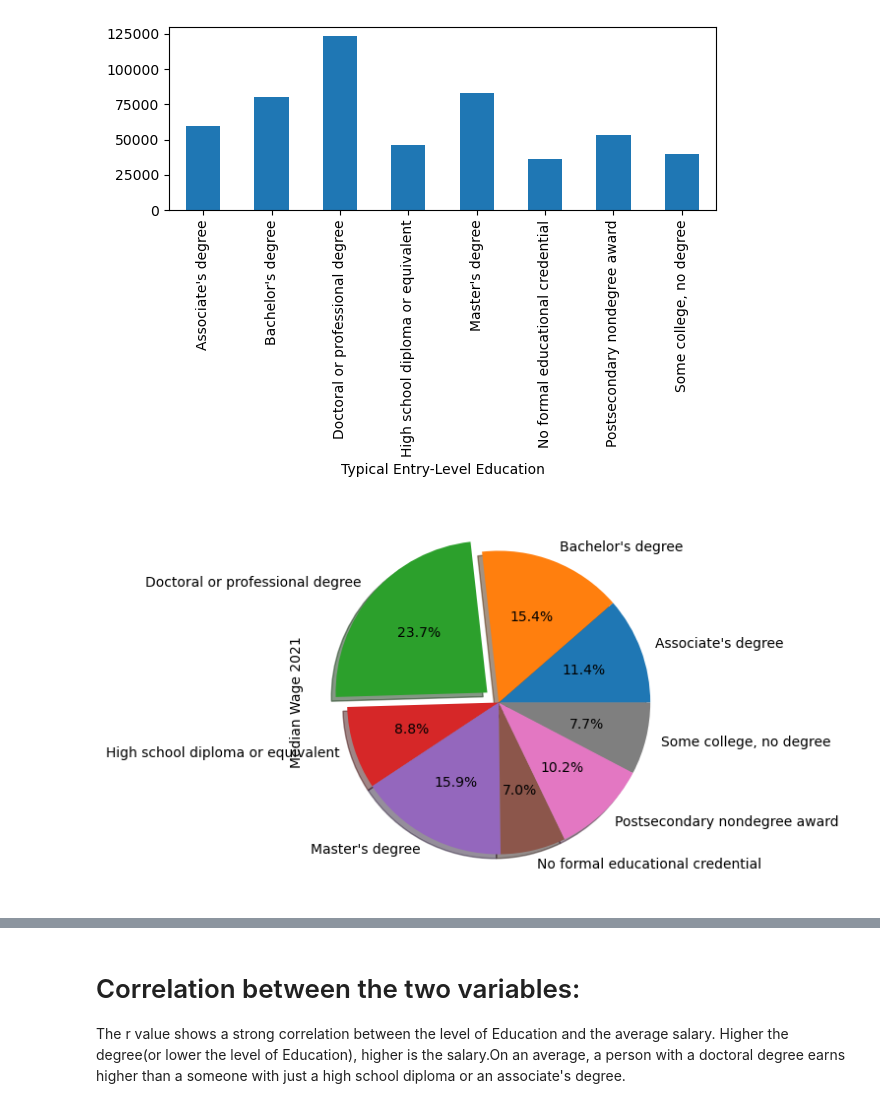
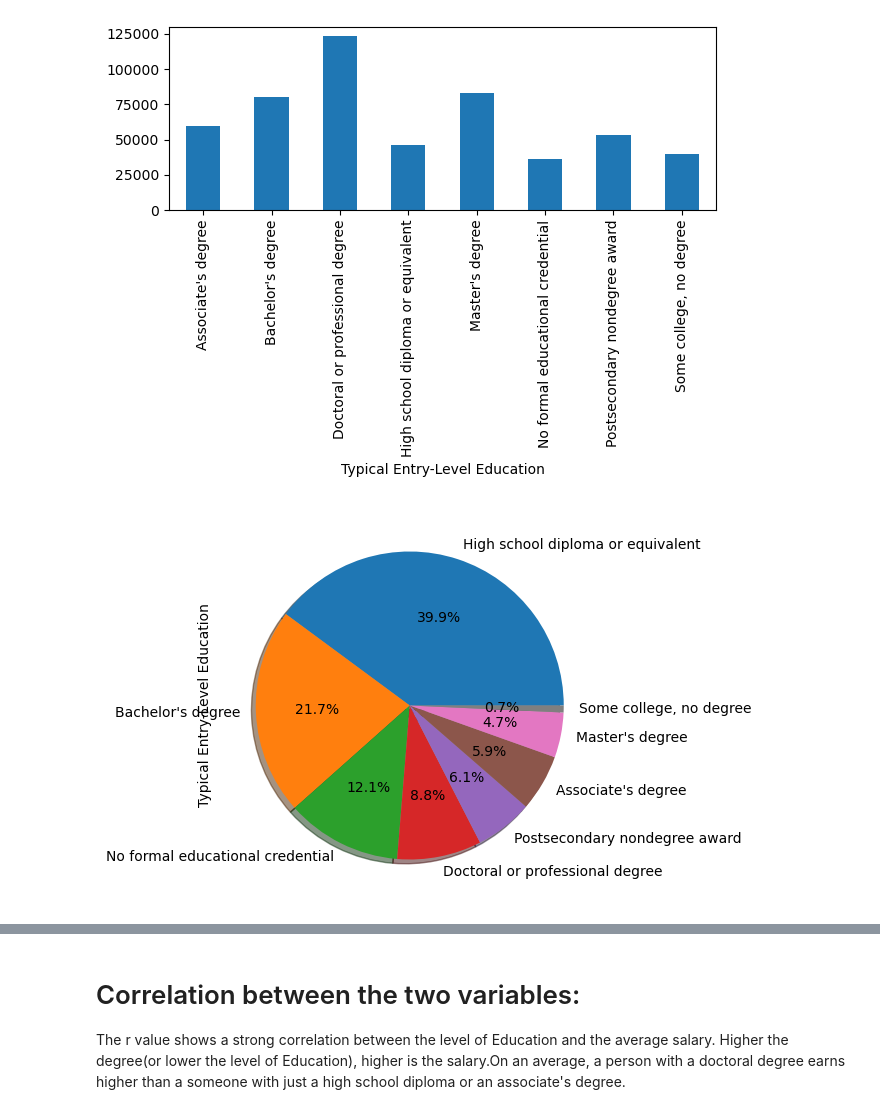
Before and after one commit to bhartikaushal/college_degree_analysis, a Jupyter notebook: group_project1.ipynb, the cells around one changed output, grey strips where cells are left out. Cells and saved outputs as stored; diff of their text form; code cells hidden in the pictures.

```diff
--- a/group_project1.ipynb
+++ b/group_project1.ipynb
@@ -159,7 +151,9 @@ plt.show()
 # %% [output]
 [figure]
 # %%
-college_df_mean.plot(kind = 'pie',autopct='%1.1f%%', figsize=(5, 5), explode = (0,0,0.1,0,0,0,0,0),shadow = True)
+college_df_Ed = college_df["Typical Entry-Level Education"]
+College_Ed = college_df_Ed.value_counts()
+College_Ed.plot(kind = 'pie',autopct='%1.1f%%', figsize=(5, 5), explode = (0,0,0,0,0,0,0,0),shadow = True)
 plt.show()
 # %% [output]
-[figure, old version]
+[figure, new version]
```
Also changed, not shown: parts of 35 cells of this notebook.
